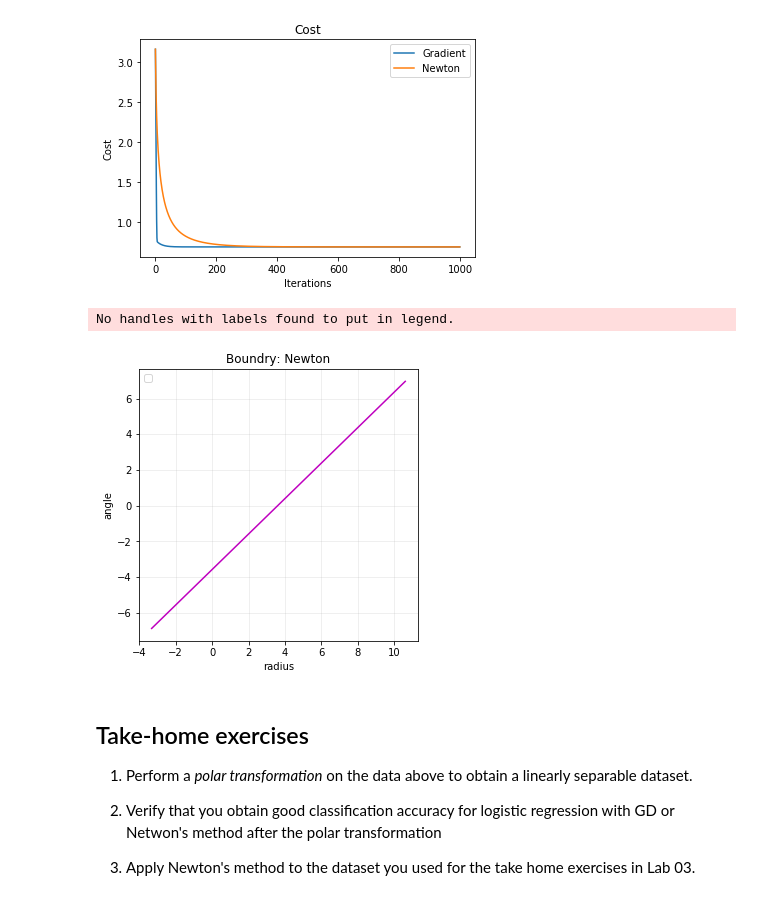
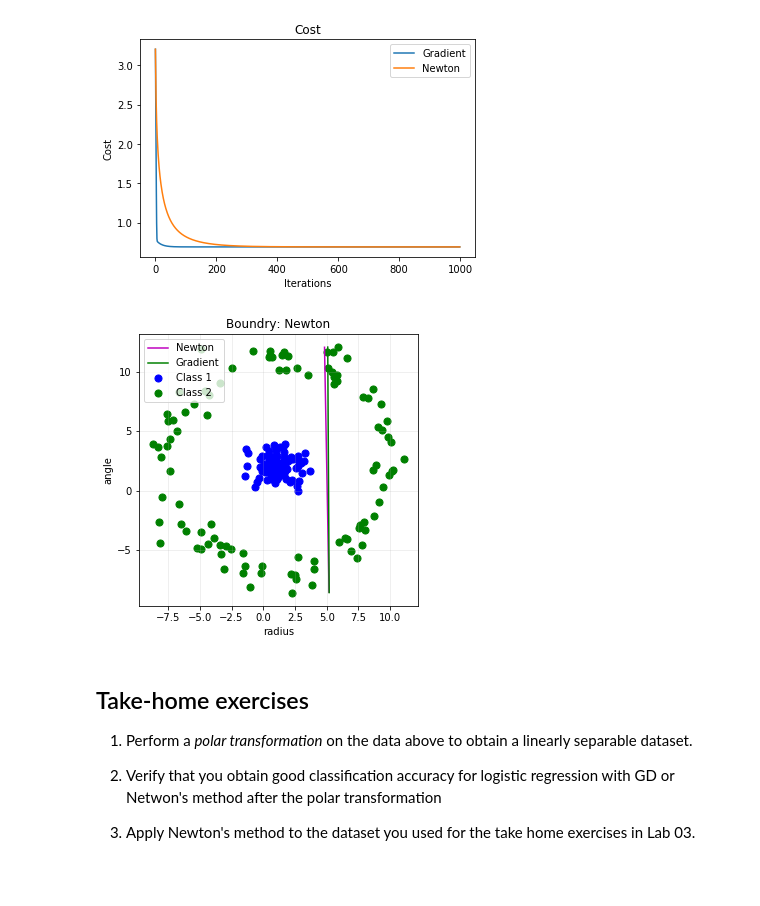
Before and after one commit to zMaxKunGz/ML-Ait-Lab, a Jupyter notebook: Lab5/05-Newton.ipynb, the cells around one changed output. Saved outputs shown, nothing was run; the diff lists cells and outputs as text; code cells hidden in the pictures.

```diff
--- a/Lab5/05-Newton.ipynb
+++ b/Lab5/05-Newton.ipynb
@@ -534,7 +534,10 @@ class Logistic_Newton:
                 hessian_mat += hmat_xi
             cost, grad = self.costFunc(theta, X,y)
 
-            theta = theta - np.linalg.inv(hessian_mat) @ grad
+            try :
+                theta = theta - np.linalg.inv(hessian_mat) @ grad
+            except Exception as e :
+                theta = theta - np.linalg.pinv(hessian_mat) @ grad
             J_history.append(cost)
             theta_history.append(theta)
         J_min_index = np.argmin(J_history)
@@ -601,19 +604,20 @@ def boundary_points2(X, theta):
 # %%
 plt.figure(figsize=(5,5))
 plt.axes()
 plt.title('Boundry: Newton')
 plt.xlabel('radius')
 plt.ylabel('angle')
 plt.grid(axis='both', alpha=.25)
-ax.scatter(X1[:,0], X1[:,1], s=50, c='b', marker='o', label='Class 1')
-ax.scatter(X2[:,0], X2[:,1], s=50, c='g', marker='o', label='Class 2')
+plt.scatter(X1[:,0], X1[:,1], s=50, c='b', marker='o', label='Class 1')
+plt.scatter(X2[:,0], X2[:,1], s=50, c='g', marker='o', label='Class 2')
 point_1, point_2 = boundary_points2(X, theta_newton)
-plt.plot([point_1[0,0], point_2[0,0]],[point_1[1,0], point_2[1,0]], 'm-')
+plt.plot([point_1[0,0], point_2[0,0]],[point_1[1,0], point_2[1,0]], 'm-', label='Newton')
+point_1_gd, point_2_gd = boundary_points2(X, theta_bgd)
+plt.plot([point_1_gd[0,0], point_2_gd[0,0]],[point_1_gd[1,0], point_2_gd[1,0]], 'g-', label='Gradient')
 plt.legend(loc=0)
 plt.show()
 # %% [output]
-No handles with labels found to put in legend.
-[figure, old version]
+[figure, new version]
 # %% [markdown]
 ## Take-home exercises
 
```
Also changed, not shown: parts of 31 cells of this notebook, 2 other files.
